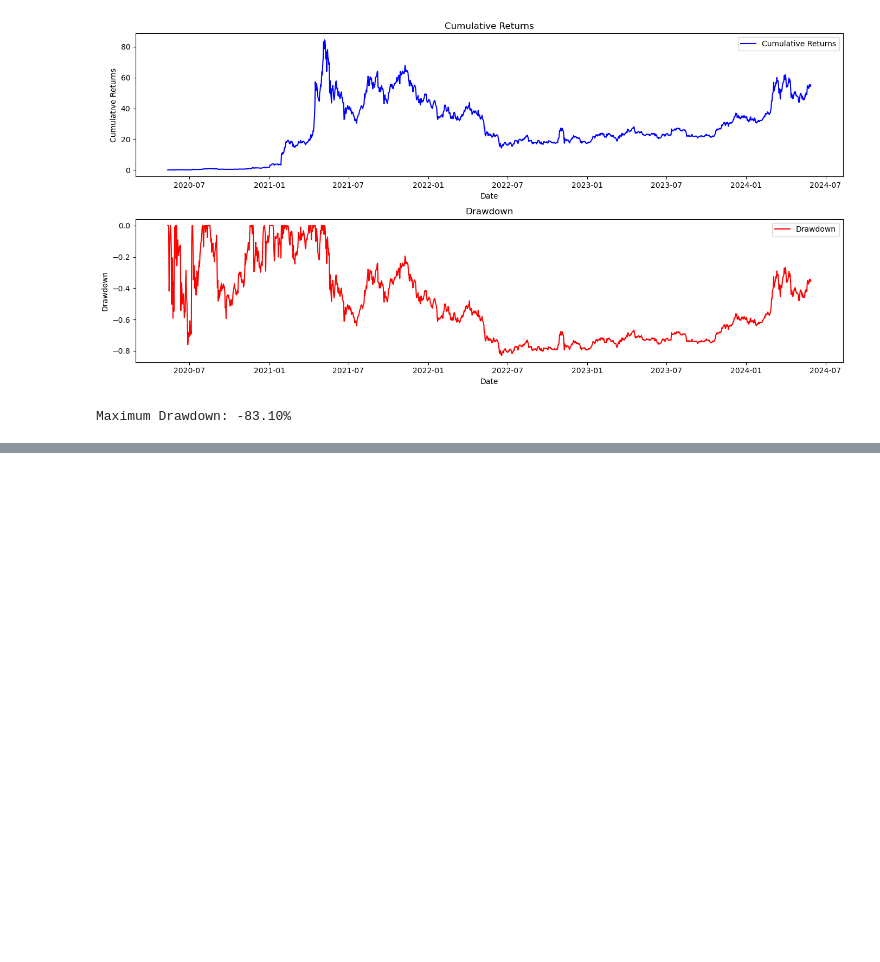
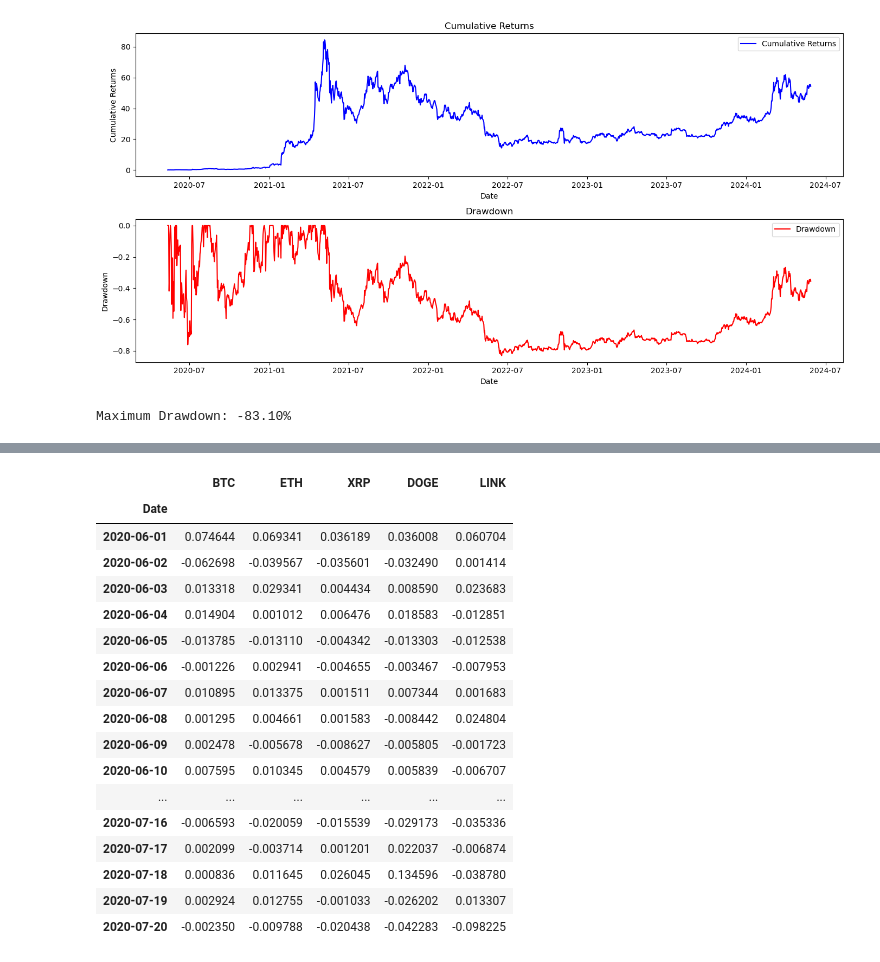
Before and after one commit to bamarasingam/meme_portfolio, a Jupyter notebook: medium/drawdown_analysis.ipynb, the cells around one changed output, grey strips where cells are left out. Drawn from its saved outputs; the diff is of its cells as text; code cells hidden in the pictures; blank space fills up the shorter version.

```diff
--- a/medium/drawdown_analysis.ipynb
+++ b/medium/drawdown_analysis.ipynb
@@ -297,0 +387,21 @@ Maximum Drawdown: -83.10%
+# %%
+returns.iloc[20:70]
+# %% [output]
+|  | BTC | ETH | XRP | DOGE | LINK |
+| Date |  |  |  |  |  |
+| 2020-06-01 | 0.074644 | 0.069341 | 0.036189 | 0.036008 | 0.060704 |
+| 2020-06-02 | -0.062698 | -0.039567 | -0.035601 | -0.032490 | 0.001414 |
+| 2020-06-03 | 0.013318 | 0.029341 | 0.004434 | 0.008590 | 0.023683 |
+| 2020-06-04 | 0.014904 | 0.001012 | 0.006476 | 0.018583 | -0.012851 |
+| 2020-06-05 | -0.013785 | -0.013110 | -0.004342 | -0.013303 | -0.012538 |
+| 2020-06-06 | -0.001226 | 0.002941 | -0.004655 | -0.003467 | -0.007953 |
+| 2020-06-07 | 0.010895 | 0.013375 | 0.001511 | 0.007344 | 0.001683 |
+| 2020-06-08 | 0.001295 | 0.004661 | 0.001583 | -0.008442 | 0.024804 |
+| 2020-06-09 | 0.002478 | -0.005678 | -0.008627 | -0.005805 | -0.001723 |
+| 2020-06-10 | 0.007595 | 0.010345 | 0.004579 | 0.005839 | -0.006707 |
+| ... | ... | ... | ... | ... | ... |
+| 2020-07-16 | -0.006593 | -0.020059 | -0.015539 | -0.029173 | -0.035336 |
+| 2020-07-17 | 0.002099 | -0.003714 | 0.001201 | 0.022037 | -0.006874 |
+| 2020-07-18 | 0.000836 | 0.011645 | 0.026045 | 0.134596 | -0.038780 |
+| 2020-07-19 | 0.002924 | 0.012755 | -0.001033 | -0.026202 | 0.013307 |
+| 2020-07-20 | -0.002350 | -0.009788 | -0.020438 | -0.042283 | -0.098225 |
```
Also changed, not shown: parts of 4 cells of this notebook, 1 other file.
